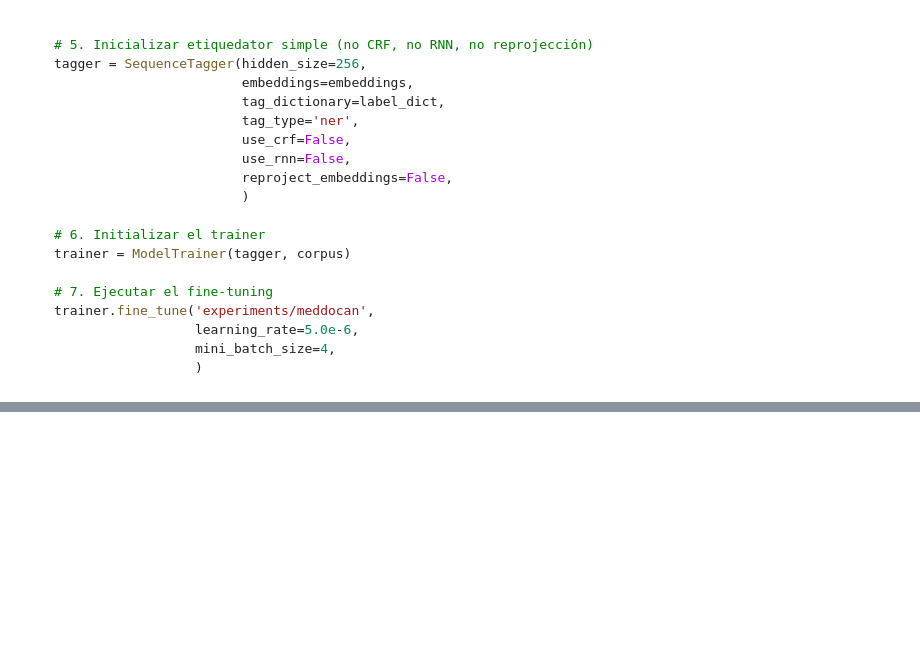
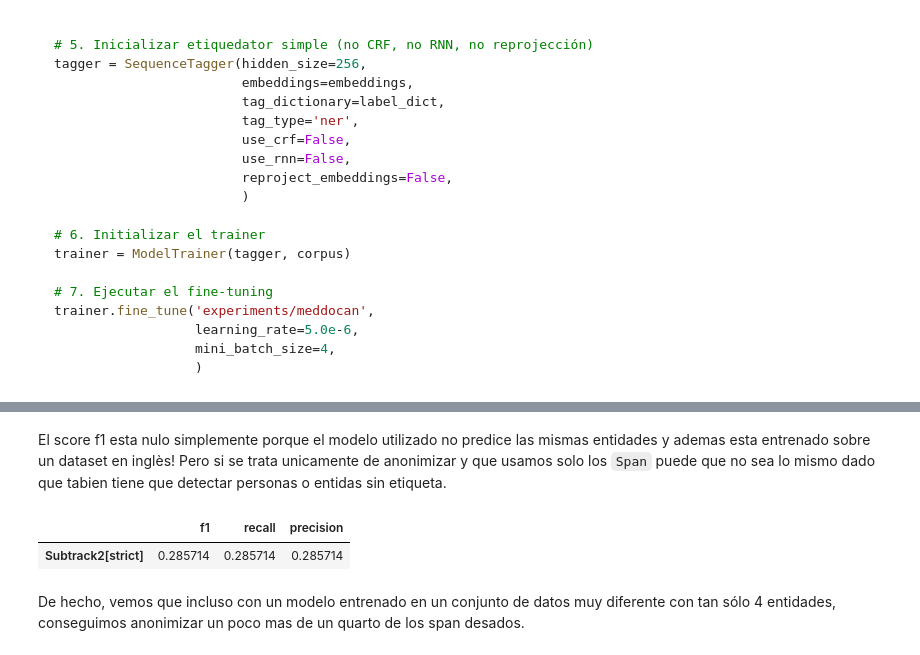
Before and after one commit to GuiGel/MedDocAn, a Jupyter notebook: cdti/meddocan/code.ipynb, the cells around one changed output, grey strips where cells are left out. Saved outputs shown, nothing was run; the diff lists cells and outputs as text; code cells hidden in the pictures; blank space fills up the shorter version.

```diff
--- a/cdti/meddocan/code.ipynb
+++ b/cdti/meddocan/code.ipynb
@@ -356,0 +455,11 @@ Datos del paciente.Nombre: Ernesto PER .Apellidos: Rivera Bueno PER . NHC MISC :
+# %% [markdown]
+El score f1 esta nulo simplemente porque el modelo utilizado no predice las mismas entidades y ademas esta entrenado sobre un dataset en inglès! Pero si se trata unicamente de anonimizar y que usamos solo los ``Span`` puede que no sea lo mismo dado que tabien tiene que detectar personas o entidas sin etiqueta.
+# %%
+gold_span = set(Span(ent.start, ent.end) for ent in gold.ents)
+sys_span = set(Span(ent.start, ent.end) for ent in sys.ents)
+pd.DataFrame(f1(gold_span, sys_span), index=["f1", "recall", "precision"], columns=["Subtrack2[strict]"]).T
+# %% [output]
+|  | f1 | recall | precision |
+| Subtrack2[strict] | 0.285714 | 0.285714 | 0.285714 |
+# %% [markdown]
+De hecho, vemos que incluso con un modelo entrenado en un conjunto de datos muy diferente con tan sólo 4 entidades, conseguimos anonimizar un poco mas de un quarto de los span desados.
```
Also changed, not shown: parts of 51 cells of this notebook, 1 other file.
